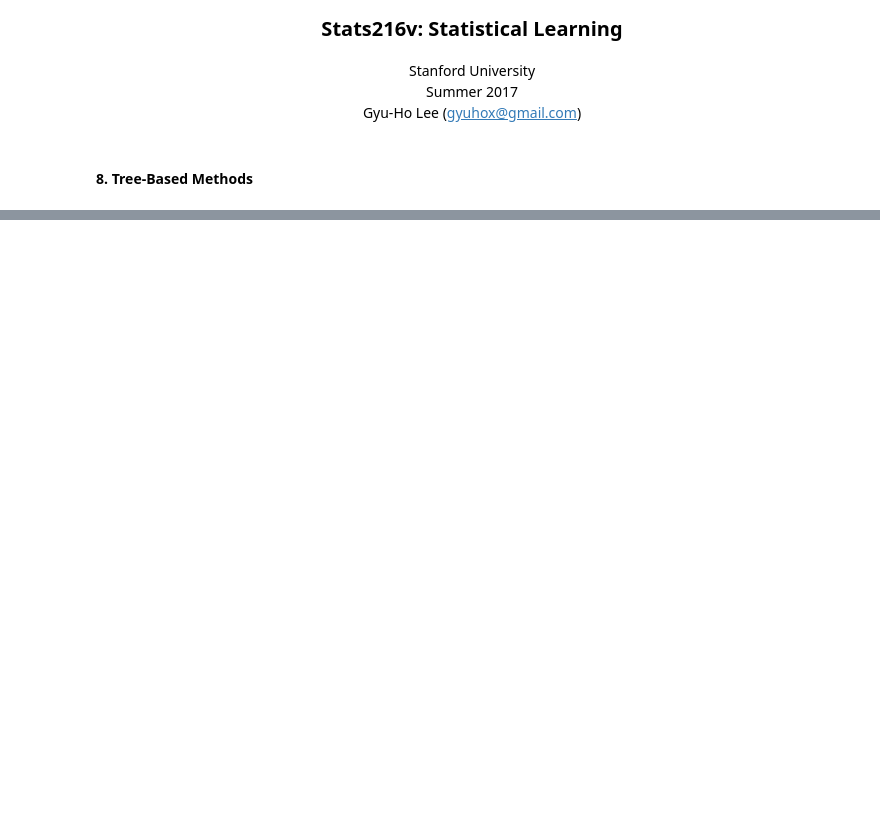
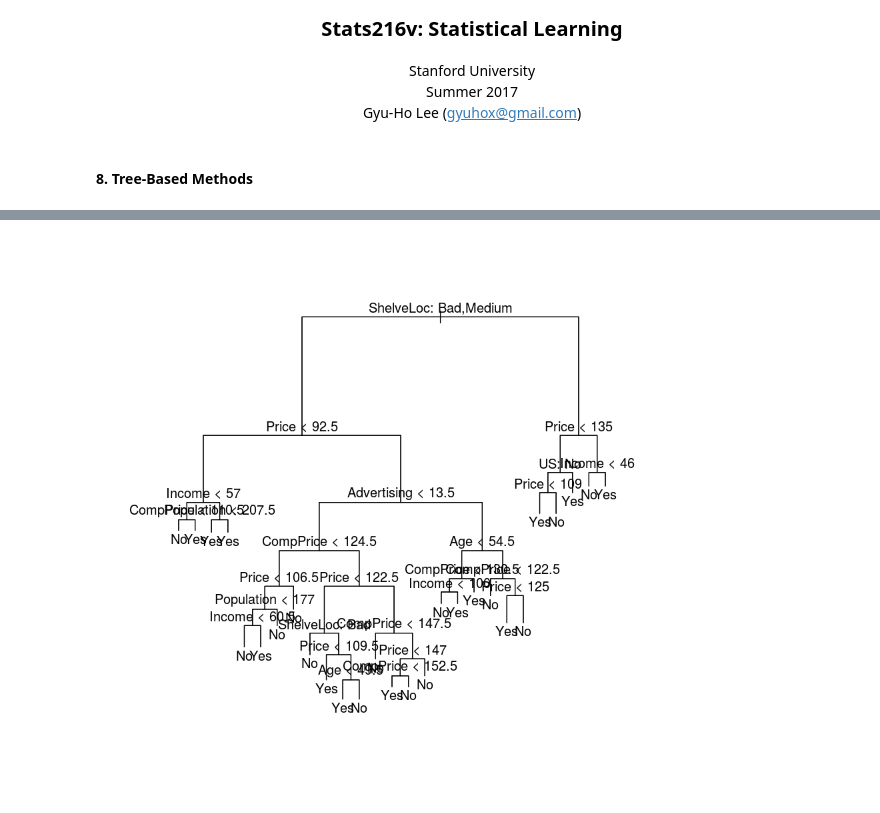
Before and after one commit to gyuho/dplearn, a Jupyter notebook: notebooks/stats216v/chapter-08-r.ipynb, the cells around one changed output, grey strips where cells are left out. Drawn from its saved outputs; the diff is of its cells as text; code cells hidden in the pictures; blank space fills up the shorter version.

```diff
--- a/notebooks/stats216v/chapter-08-r.ipynb
+++ b/notebooks/stats216v/chapter-08-r.ipynb
@@ -210,0 +41,4 @@ contrasts(Carseats$ShelveLoc)
+# %%
+names(Carseats)
+High = ifelse(Carseats$Sales<=8, "No", "Yes")
+head(High)
@@ -210,0 +50,3 @@ contrasts(Carseats$ShelveLoc)
+# %%
+Carseats = data.frame(Carseats, High)
+head(Carseats)
@@ -210,0 +61,4 @@ contrasts(Carseats$ShelveLoc)
+# %%
+# fit a classification tree
+tree.carseats = tree(High~.-Sales, Carseats)
+summary(tree.carseats)
@@ -210,0 +74,5 @@ contrasts(Carseats$ShelveLoc)
+# %%
+plot(tree.carseats)
+text(tree.carseats, pretty=0)
+# %% [output]
+[figure, added]
```
Also changed, not shown: parts of 45 cells of this notebook, 12 other files.
